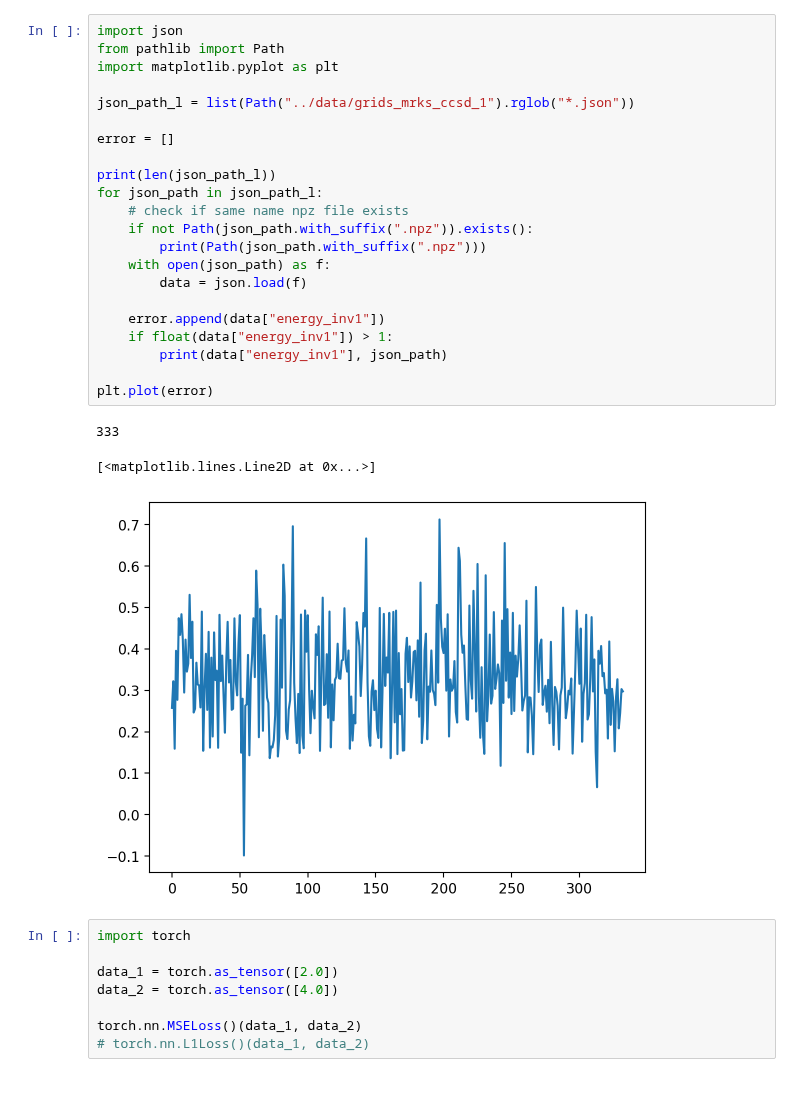
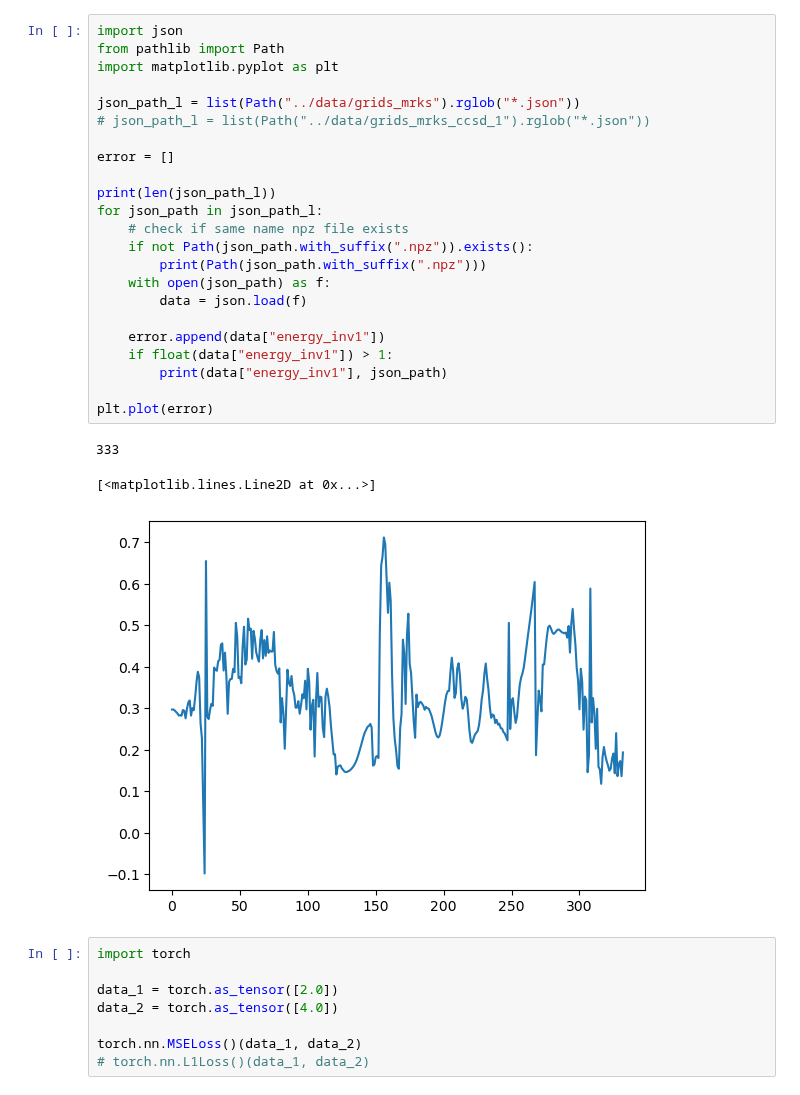
Before and after one commit to chem12346789/ai-dft, a Jupyter notebook: jupyter-notebook/check_json.ipynb, the cells around one changed output. Saved outputs shown, nothing was run; the diff lists cells and outputs as text.

```diff
--- a/jupyter-notebook/check_json.ipynb
+++ b/jupyter-notebook/check_json.ipynb
@@ -1,29 +1,30 @@
 # %%
 import json
 from pathlib import Path
 import matplotlib.pyplot as plt
 
-json_path_l = list(Path("../data/grids_mrks_ccsd_1").rglob("*.json"))
+json_path_l = list(Path("../data/grids_mrks").rglob("*.json"))
+# json_path_l = list(Path("../data/grids_mrks_ccsd_1").rglob("*.json"))
 
 error = []
 
 print(len(json_path_l))
 for json_path in json_path_l:
     # check if same name npz file exists
     if not Path(json_path.with_suffix(".npz")).exists():
         print(Path(json_path.with_suffix(".npz")))
     with open(json_path) as f:
         data = json.load(f)
 
     error.append(data["energy_inv1"])
     if float(data["energy_inv1"]) > 1:
         print(data["energy_inv1"], json_path)
 
 plt.plot(error)
 # %% [output]
 333
 [<matplotlib.lines.Line2D at 0x...>]
-[figure, old version]
+[figure, new version]
 # %%
 import torch
 
```
Also changed, not shown: 3 other files.
